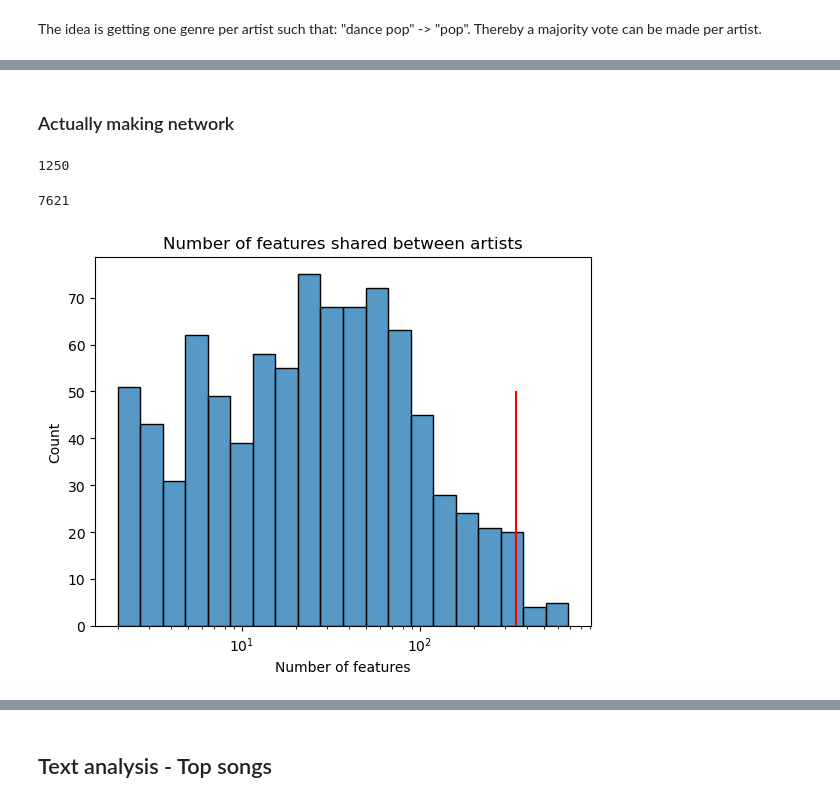
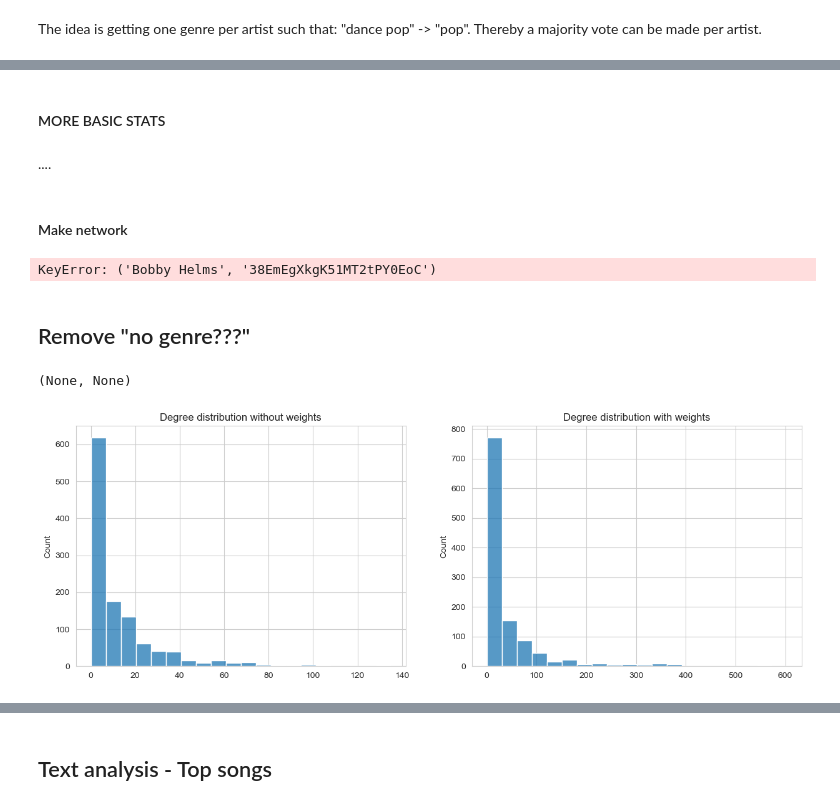
Before and after one commit to radziko/CompSocSci, a Jupyter notebook: project/project_01 cas.ipynb, the cells around one changed output, grey strips where cells are left out. Cells and saved outputs as stored; diff of their text form; code cells hidden in the pictures.

```diff
--- a/project/project_01 cas.ipynb
+++ b/project/project_01 cas.ipynb
@@ -303,43 +349,61 @@ make_hist_of_genres(dict_genres_updated, 'top genre', top_n= 20)
+# %% [markdown]
+#### MORE BASIC STATS
+# %% [markdown]
+....
 # %% [markdown]
-### Actually making network
+#### Make network
+# %%
+dict_genres_updated[('Bobby Helms', '38EmEgXkgK51MT2tPY0EoC')]
+# %% [output]
+KeyError: ('Bobby Helms', '38EmEgXkgK51MT2tPY0EoC')
+# %% [markdown]
+## Remove "no genre???"
 # %%
-# Make function to format edges with weight
-def format_edges(dict_features, islimitedartists=True):
+# Make function to format edges with weight and make network with genre as group
+def make_network(dict_features_updated, dict_genres_updated, islimitedartists=True):
     """Function to make graph from dict of features. Edges will be features. The weight is features shared between artists."""
     G = nx.Graph()
-    print(len(dict_features))
-    for artist in dict_features.keys():
+    for artist in dict_features_updated.keys():
         artist_name = artist[0]
         artist_id = artist[1]
-        G.add_node(artist_name, label=artist_id)
-        res = Counter(dict_features[artist])
+        G.add_node(artist_name, label=artist_id, group=dict_genres_updated[(artist_name,artist_id)]['top genre'])
+        # exclude nodes removed since no genre
+
+        res = Counter(dict_features_updated[artist])
         for key in res.keys():
-            if key in dict_features.keys() and islimitedartists:
+            if key in dict_features_updated.keys() and islimitedartists:
                 if G.has_edge(artist_name, key[0]):
                     G.get_edge_data(artist_name, key[0])['weight'] += res[key]
                 else:
                     G.add_edge(artist_name, key[0], weight=res[key])
     return G
 
-GGG = format_edges(dict_features)
+
+GGG = make_network(dict_features_updated, dict_genres_updated, islimitedartists=True)
+# Remove nodes with top genre = 'no_genre'
+#nodes_to_remove = [node for node in GGG.nodes() if dict_genres_updated[(node, GGG.nodes[node]['label'])]['top genre'] == 'no_genres']
+#print(len(nodes_to_remove))
+#GGG.remove_nodes_from(nodes_to_remove)
-# %% [output]
-1250
-# %%
-GGG.number_of_edges()
-# %% [output]
-7621
-# %%
-li = [v for k,v in GGG.degree(weight='weight') if v > 1]
-li2 = np.array(li)
-sns.histplot(li2, bins=20, log_scale=True)
-#plt.hist(li2, bins=20)
-plt.title('Number of features shared between artists')
-plt.xlabel('Number of features')
-plt.ylabel('Count')
-#plt.vlines(348, ymin=0, ymax=50, color='red')
-plt.show()
-# %% [output]
-[figure, removed]
+# %%
+nw.visualize(GGG.copy() , plot_in_cell_below=True)
+# %% [output]
+(None, None)
+# %%
+list_degrees_no= [v for k,v in GGG.degree()]
+list_degrees_with = [v for k,v in GGG.degree(weight='weight')]
+li1 = np.array(list_degrees_no)
+li2 = np.array(list_degrees_with)
+
+
+# Make two histograms of the degree distribution with subfigures
+fig, (ax1, ax2) = plt.subplots(1, 2, figsize=(15,5))
+sns.histplot(li1, bins=20, ax=ax1)#, log_scale=True)
+ax1.set_title('Degree distribution without weights')
+sns.histplot(li2, bins=20, ax=ax2)#, log_scale=True)
+ax2.set_title('Degree distribution with weights')
+plt.show()
+# %% [output]
+[figure, added]
 # %%
 # Who has the most features shared with other artists?
 
```
Also changed, not shown: parts of 30 cells of this notebook, 8 other files.
